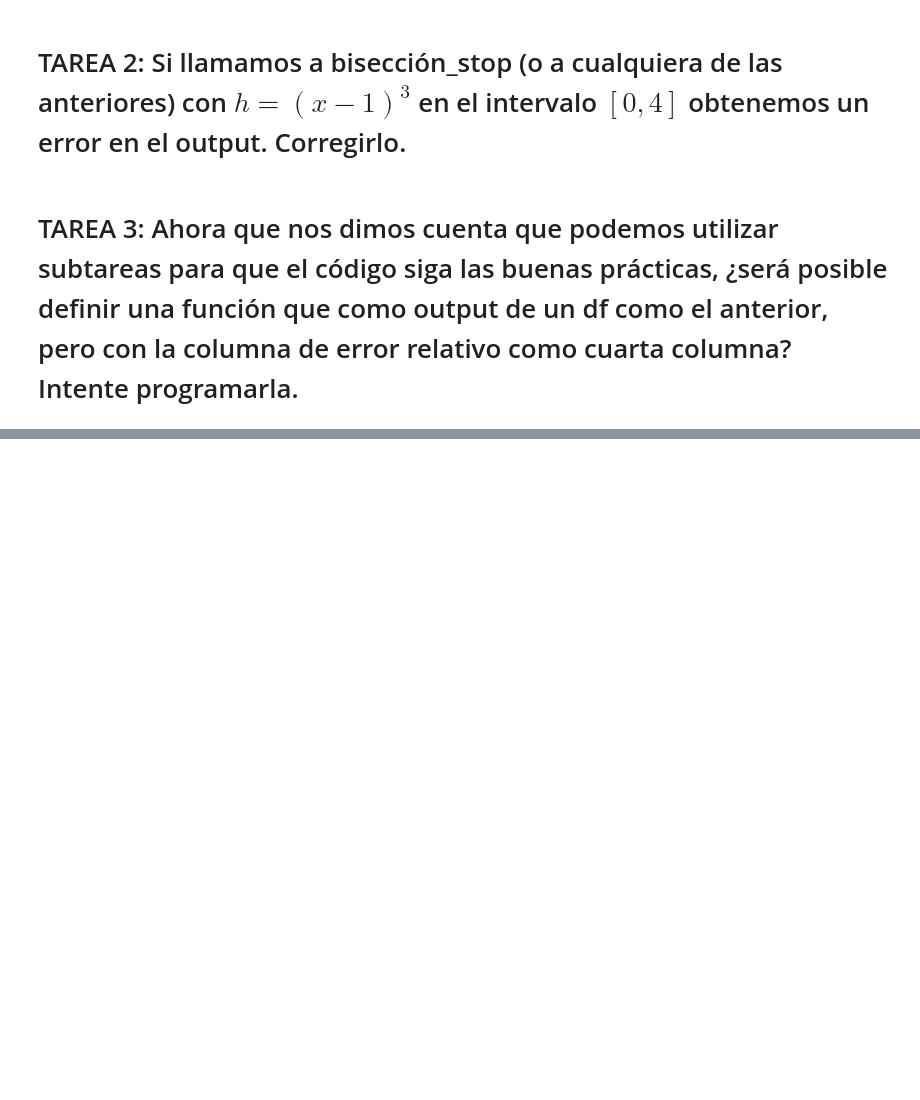
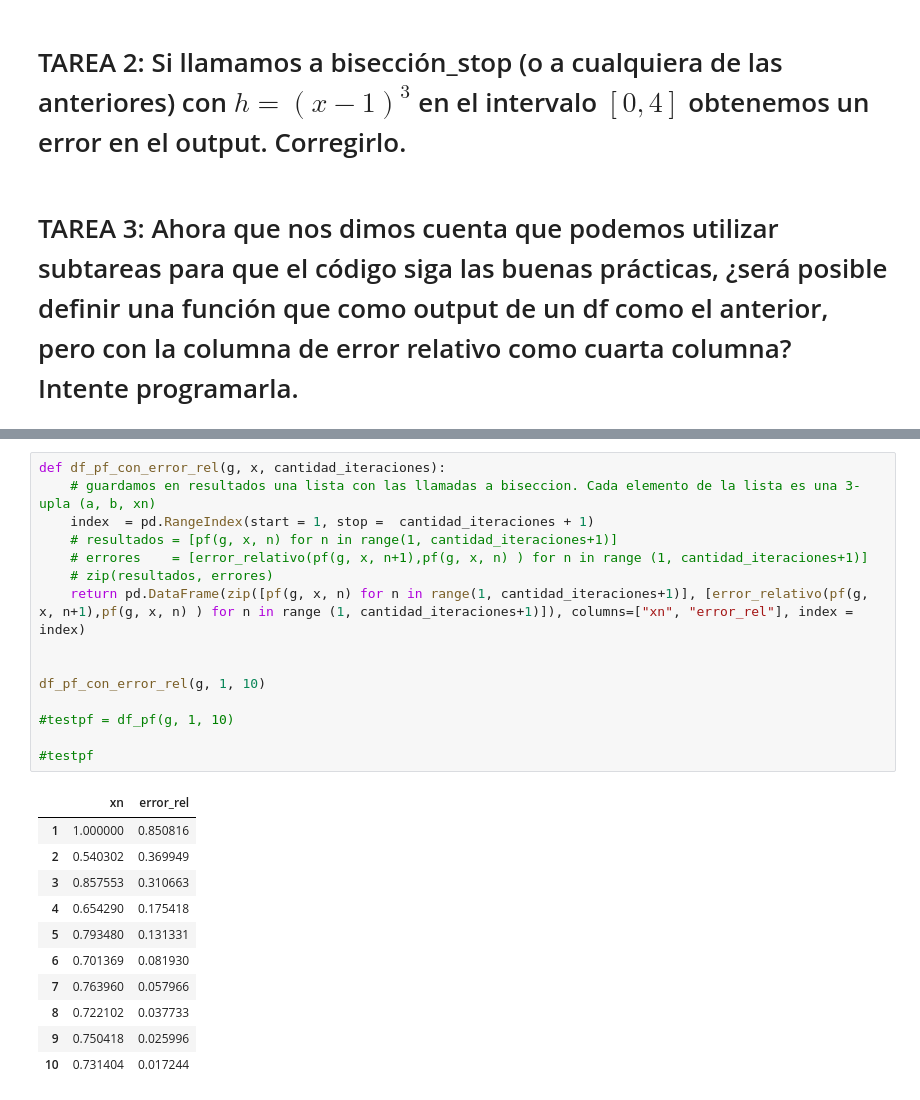
Before and after one commit to codingsilverwolf/computacion-cientifica-2025, a Jupyter notebook: clase_cc_06_05_2025.ipynb, the cells around one changed output, grey strips where cells are left out. Saved outputs shown, nothing was run; the diff lists cells and outputs as text; blank space fills up the shorter version.

```diff
--- a/clase_cc_06_05_2025.ipynb
+++ b/clase_cc_06_05_2025.ipynb
@@ -250,0 +291,27 @@ biseccion_stop(h, [0, 5], 0.1 )
+# %%
+def df_pf_con_error_rel(g, x, cantidad_iteraciones):
+    # guardamos en resultados una lista con las llamadas a biseccion. Cada elemento de la lista es una 3-upla (a, b, xn)
+    index  = pd.RangeIndex(start = 1, stop =  cantidad_iteraciones + 1)
+    # resultados = [pf(g, x, n) for n in range(1, cantidad_iteraciones+1)]
+    # errores    = [error_relativo(pf(g, x, n+1),pf(g, x, n) ) for n in range (1, cantidad_iteraciones+1)]
+    # zip(resultados, errores)
+    return pd.DataFrame(zip([pf(g, x, n) for n in range(1, cantidad_iteraciones+1)], [error_relativo(pf(g, x, n+1),pf(g, x, n) ) for n in range (1, cantidad_iteraciones+1)]), columns=["xn", "error_rel"], index = index)
+
+
+df_pf_con_error_rel(g, 1, 10)
+
+#testpf = df_pf(g, 1, 10)
+
+#testpf
+# %% [output]
+|  | xn | error_rel |
+| 1 | 1.000000 | 0.850816 |
+| 2 | 0.540302 | 0.369949 |
+| 3 | 0.857553 | 0.310663 |
+| 4 | 0.654290 | 0.175418 |
+| 5 | 0.793480 | 0.131331 |
+| 6 | 0.701369 | 0.081930 |
+| 7 | 0.763960 | 0.057966 |
+| 8 | 0.722102 | 0.037733 |
+| 9 | 0.750418 | 0.025996 |
+| 10 | 0.731404 | 0.017244 |
```
Also changed, not shown: parts of 4 cells of this notebook, 1 other file.
